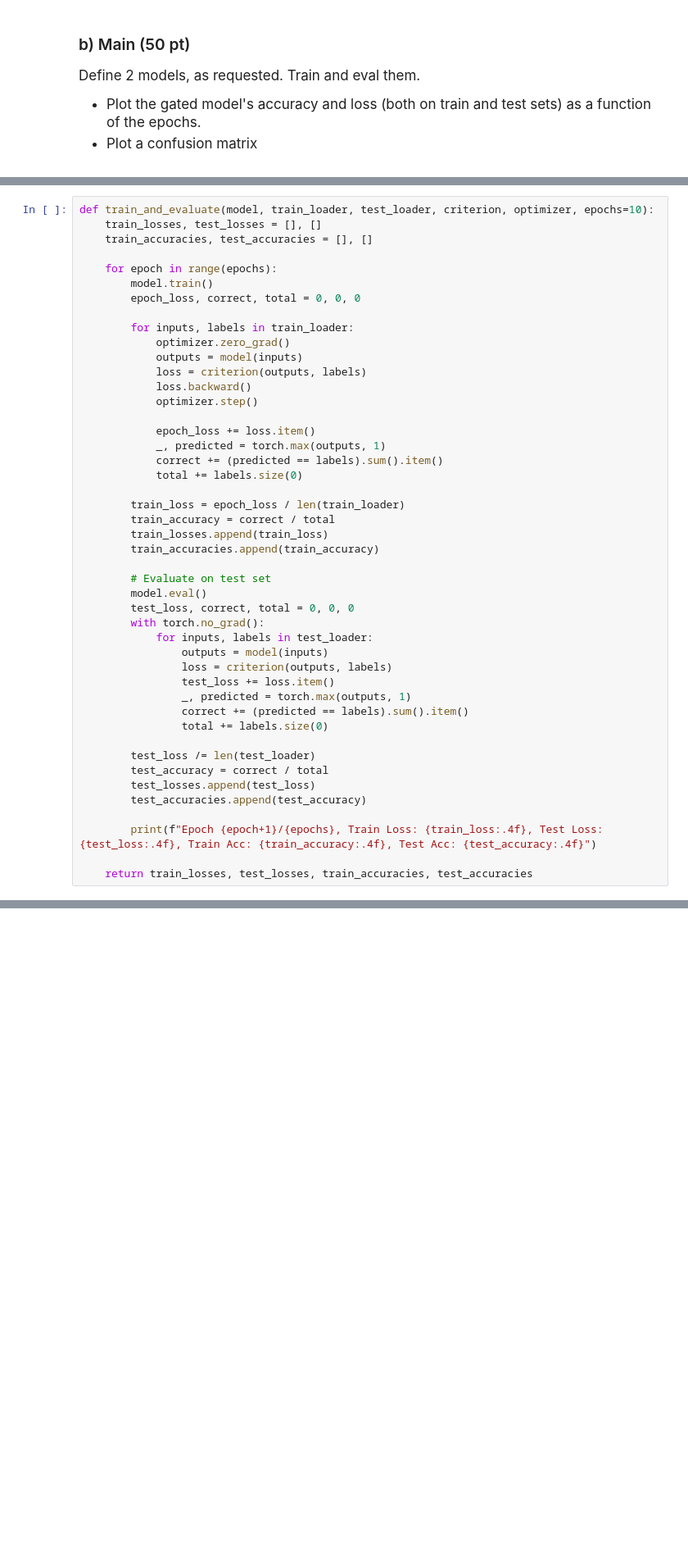
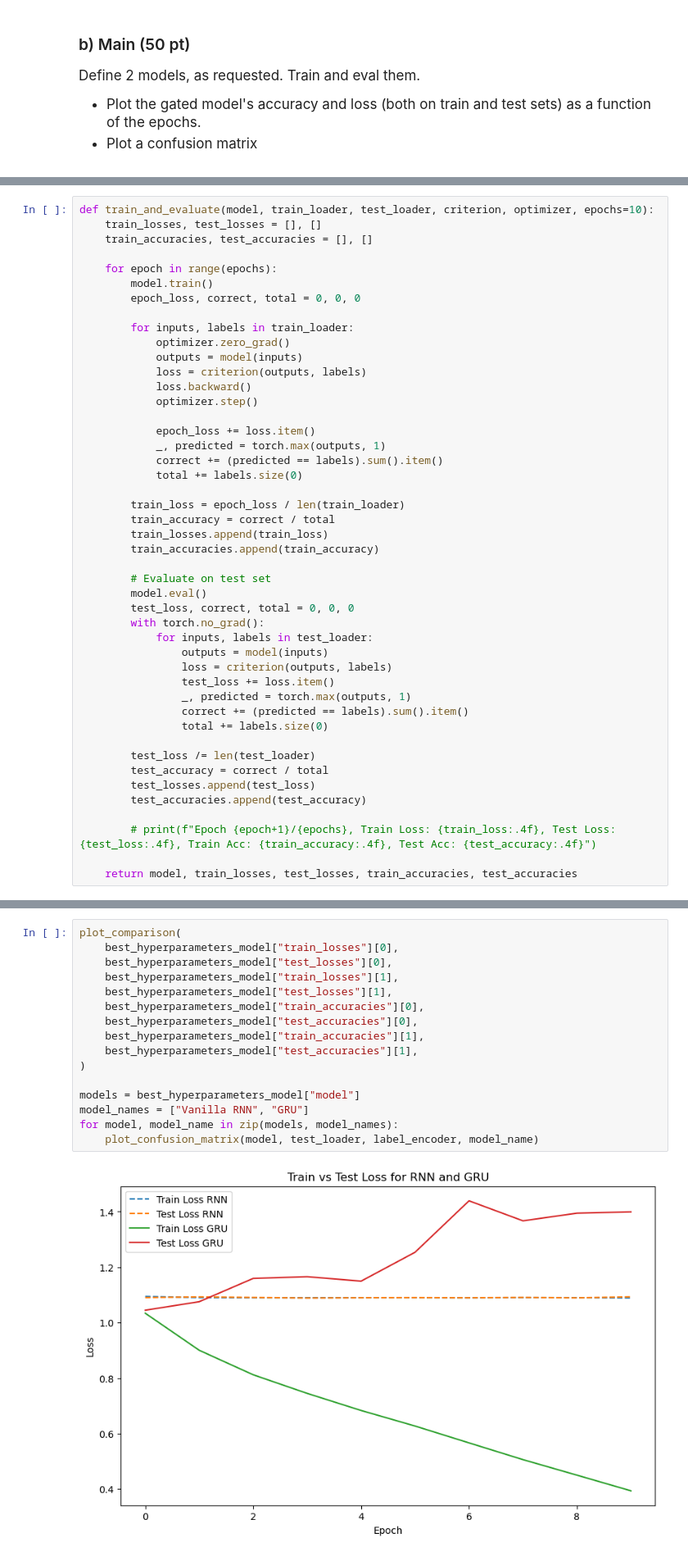
Before and after one commit to AmitShirazi1/ML2_hw2, a Jupyter notebook: HW2_319044434_314779166.ipynb, the cells around one changed output, grey strips where cells are left out. Shown at 82% size. Drawn from its saved outputs; the diff is of its cells as text; blank space fills up the shorter version.

```diff
--- a/HW2_319044434_314779166.ipynb
+++ b/HW2_319044434_314779166.ipynb
@@ -513,6 +501,6 @@ def train_and_evaluate(model, train_loader, test_loader, criterion, optimizer, e
         test_losses.append(test_loss)
         test_accuracies.append(test_accuracy)
 
-        print(f"Epoch {epoch+1}/{epochs}, Train Loss: {train_loss:.4f}, Test Loss: {test_loss:.4f}, Train Acc: {train_accuracy:.4f}, Test Acc: {test_accuracy:.4f}")
+        # print(f"Epoch {epoch+1}/{epochs}, Train Loss: {train_loss:.4f}, Test Loss: {test_loss:.4f}, Train Acc: {train_accuracy:.4f}, Test Acc: {test_accuracy:.4f}")
 
-    return train_losses, test_losses, train_accuracies, test_accuracies
+    return model, train_losses, test_losses, train_accuracies, test_accuracies
@@ -690,0 +650,18 @@ NameError: name 'gru_loss' is not defined
+# %%
+plot_comparison(
+    best_hyperparameters_model["train_losses"][0],
+    best_hyperparameters_model["test_losses"][0],
+    best_hyperparameters_model["train_losses"][1],
+    best_hyperparameters_model["test_losses"][1],
+    best_hyperparameters_model["train_accuracies"][0],
+    best_hyperparameters_model["test_accuracies"][0],
+    best_hyperparameters_model["train_accuracies"][1],
+    best_hyperparameters_model["test_accuracies"][1],
+)
+
+models = best_hyperparameters_model["model"]
+model_names = ["Vanilla RNN", "GRU"]
+for model, model_name in zip(models, model_names):
+    plot_confusion_matrix(model, test_loader, label_encoder, model_name)
+# %% [output]
+[figure, added]
```
Also changed, not shown: parts of 14 cells of this notebook.
